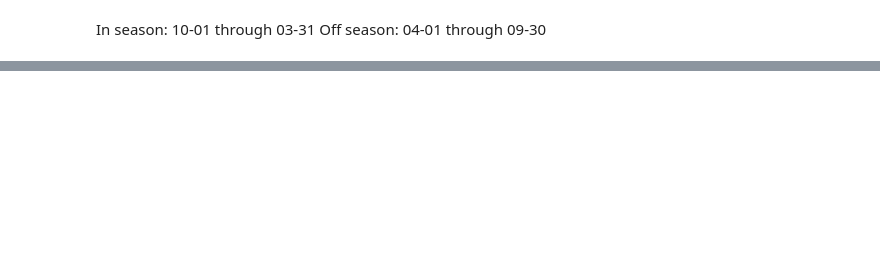
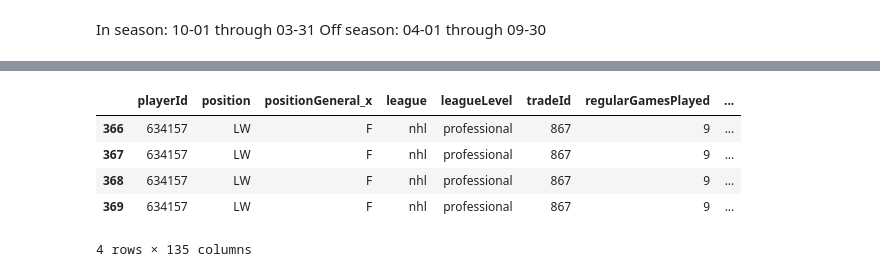
Before and after one commit to ahaze65/NHL_2025_Spring_2026, a Jupyter notebook: Code/Data_Merging_GAR.ipynb, the cells around one changed output, grey strips where cells are left out. Cells and saved outputs as stored; diff of their text form; code cells hidden in the pictures; blank space fills up the shorter version.

```diff
--- a/Code/Data_Merging_GAR.ipynb
+++ b/Code/Data_Merging_GAR.ipynb
@@ -71,3 +94,3 @@ all_pre_season_stats.drop(columns=['positionGeneral_y','Player_y', 'EH_ID_y', 'A
 # %%
 # Get rid of all _x suffixes from the columns
-all_pre_season_stats.columns = [col.replace('_x','') for col in all_pre_season_stats.columns]
+# all_pre_season_stats.columns = [col.replace('_x','') for col in all_pre_season_stats.columns]
@@ -73,0 +101,3 @@ all_pre_season_stats.columns = [col.replace('_x','') for col in all_pre_season_s
+# %%
+# Read in after the season after the trades gar stats
+after_trade_gar_stats = pd.read_csv(r'../Evolving-Hockey/NHL_08_24_GAR_Stats.csv')
@@ -73,0 +113,3 @@ all_pre_season_stats.columns = [col.replace('_x','') for col in all_pre_season_s
+# %%
+# merge the pre season stats with the after trade gar stats
+final_data = pd.merge(all_pre_season_stats, after_trade_gar_stats, left_on=['nhlPlayerId','traded_season'], right_on=['API ID','Season'], how='inner')
@@ -73,0 +136,11 @@ all_pre_season_stats.columns = [col.replace('_x','') for col in all_pre_season_s
+# %%
+final_data.drop_duplicates(inplace=True)
+# %%
+final_data[(final_data['nhlPlayerId'] == 8475283) & (final_data['tradeId'] == 867)]
+# %% [output]
+|  | playerId | position | positionGeneral_x | league | leagueLevel | tradeId | regularGamesPlayed | ... |
+| 366 | 634157 | LW | F | nhl | professional | 867 | 9 | ... |
+| 367 | 634157 | LW | F | nhl | professional | 867 | 9 | ... |
+| 368 | 634157 | LW | F | nhl | professional | 867 | 9 | ... |
+| 369 | 634157 | LW | F | nhl | professional | 867 | 9 | ... |
+4 rows × 135 columns
```
Also changed, not shown: parts of 20 cells of this notebook, 1 other file.
